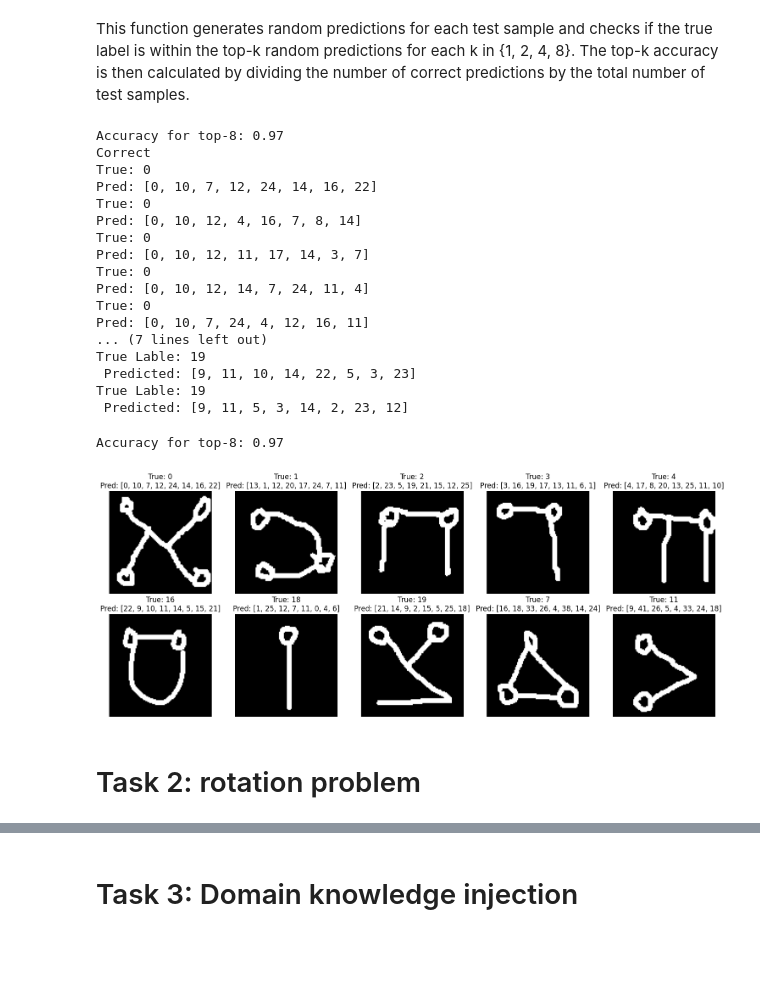
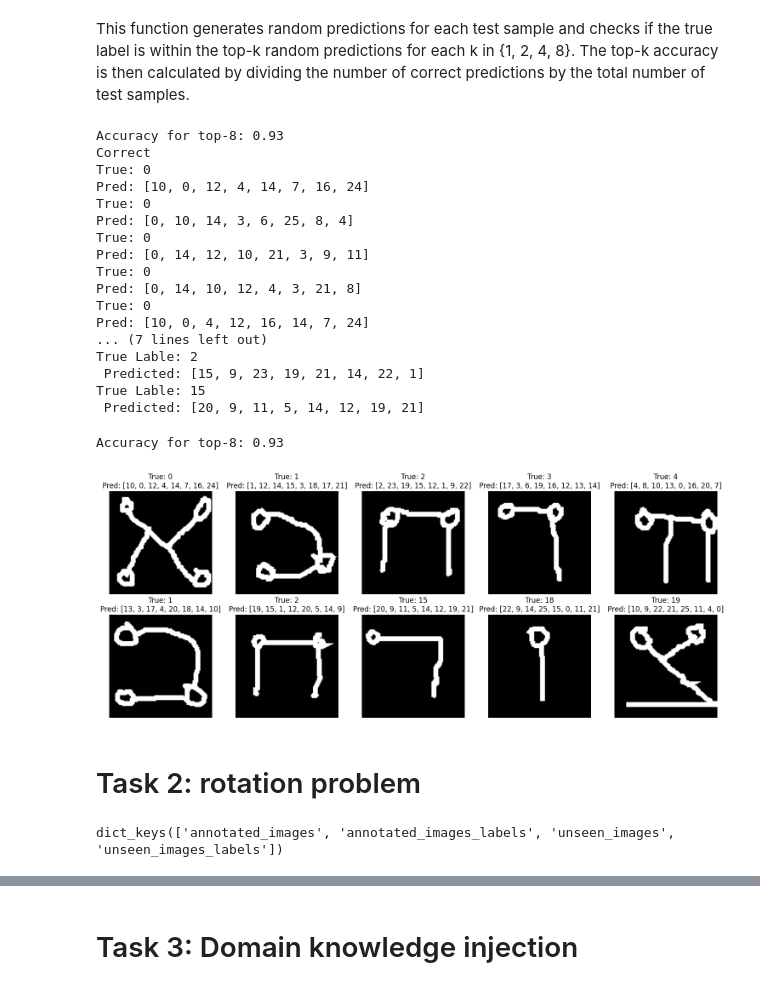
Before and after one commit to DmytroMudragel/CharacterRecognitionDeepLearning, a Jupyter notebook: Assignment_1_Group_[35].ipynb, the cells around one changed output, grey strips where cells are left out. Saved outputs shown, nothing was run; the diff lists cells and outputs as text; code cells hidden in the pictures; blank space fills up the shorter version.

```diff
--- a/Assignment_1_Group_[35].ipynb
+++ b/Assignment_1_Group_[35].ipynb
@@ -32,13 +32,12 @@ def load_data(file):
     :return: dict with data -- keys and values differ for the train data and test data for each task.
      Please see the cells with example code below for explanations and examples of the data structure per data set.
     """
-    # path = '/content/drive/MyDrive/'
-    with open(file, 'rb') as f:
+    path = '/content/drive/MyDrive/'
+    with open(path + file, 'rb') as f:
         data_dict = pickle.load(f)
     return data_dict
 # %%
-file_path = "data_A1_2AMM10/"
-train_data = load_data(file_path + 'train_data.pkl')
+train_data = load_data('train_data.pkl')
 # %% [markdown]
 ## Data Overview
 # %%
@@ -619,7 +519,15 @@ topk = TopK(8)
 # %%
 # load the test data:
-data_task1 = load_data(file_path + 'test_data_task1.pkl')
-print(data_task1.keys())
+
+data_dict_test = load_data('test_data_task1.pkl')
+# keys are 'annotated_images', 'annotated_images_labels', 'unseen_images', 'unseen_images_labels'.
+# These keys correspond to the annotated images with known labels for each test alphabet (the sets A);
+# labels of the images with known labels for each test alphabet;
+# to-be-labeled unseen images for each test alphabet (sets U);
+# and labels of the to-be-labeled unseen images for each alphabet, respectively.
+# For each alphabet, the labels of the unseen images should be predicted by the model.
+# The true labels of the unseen images can only be used to calculate evaluation metrics.
+print(data_dict_test.keys())
 # %% [output]
 dict_keys(['annotated_images', 'annotated_images_labels', 'unseen_images', 'unseen_images_labels'])
 # %%
@@ -827,25 +747,25 @@ def evaluate_and_display_results(test_data, model, k):
          alphabet, character, image_id = true_label // 100, true_label % 100, test_idx
          print(f"True Lable: {true_label}\n Predicted: {predicted_indices}")
 # %%
-evaluate_and_display_results(data_task1, mined_embedding_net, 8)
+evaluate_and_display_results(data_dict_test, mined_embedding_net, 8)
 # %% [output]
-Accuracy for top-8: 0.97
+Accuracy for top-8: 0.93
 Correct
 True: 0
-Pred: [0, 10, 7, 12, 24, 14, 16, 22]
+Pred: [10, 0, 12, 4, 14, 7, 16, 24]
 True: 0
-Pred: [0, 10, 12, 4, 16, 7, 8, 14]
+Pred: [0, 10, 14, 3, 6, 25, 8, 4]
 True: 0
-Pred: [0, 10, 12, 11, 17, 14, 3, 7]
+Pred: [0, 14, 12, 10, 21, 3, 9, 11]
 True: 0
-Pred: [0, 10, 12, 14, 7, 24, 11, 4]
+Pred: [0, 14, 10, 12, 4, 3, 21, 8]
 True: 0
-Pred: [0, 10, 7, 24, 4, 12, 16, 11]
+Pred: [10, 0, 4, 12, 16, 14, 7, 24]
 ... (7 lines left out)
-True Lable: 19
- Predicted: [9, 11, 10, 14, 22, 5, 3, 23]
-True Lable: 19
- Predicted: [9, 11, 5, 3, 14, 2, 23, 12]
+True Lable: 2
+ Predicted: [15, 9, 23, 19, 21, 14, 22, 1]
+True Lable: 15
+ Predicted: [20, 9, 11, 5, 14, 12, 19, 21]
 # %%
 import matplotlib.pyplot as plt
 import numpy as np
@@ -899,36 +819,36 @@ def val_and_collect(test_data, model, alphabet, k=8):
 
 def evaluate_and_display_results(test_data, model, k):
     counts = [0 for _ in range(k)]
     total = 0
     correct_predictions = []
     incorrect_predictions = []
     alphabets = list(test_data['unseen_images'].keys())
 
     for alphabet in alphabets[::-1]:
         alphabet_counts, alphabet_total, _, correct, incorrect = val_and_collect(test_data, model, alphabet, k)
         counts = [sum(x) for x in zip(counts, alphabet_counts)]
         total += alphabet_total
         correct_predictions.extend(correct)
         incorrect_predictions.extend(incorrect)
 
     print(f"Accuracy for top-{k}: {round(counts[k-1] / total, 2)}")
 
     fig, axs = plt.subplots(2, 5, figsize=(15, 6))
     for idx, (true_label, predicted_indices, test_idx) in enumerate(correct_predictions[:5]):
          display_image(test_data['unseen_images'], alphabet, character, test_idx, axs[0, idx], f"True: {true_label}\nPred: {predicted_indices}")
     for idx, (true_label, predicted_indices, test_idx) in enumerate(incorrect_predictions[:5]):
          display_image(test_data['unseen_images'], alphabet, character, test_idx, axs[1, idx], f"True: {true_label}\nPred: {predicted_indices}")
 
     axs[0, 0].set_ylabel('Correct', fontsize=12)
     axs[1, 0].set_ylabel('Incorrect', fontsize=12)
 
     plt.tight_layout()
     plt.show()
 
-evaluate_and_display_results(data_task1, mined_embedding_net, 8)
+evaluate_and_display_results(data_dict_test, mined_embedding_net, 8)
 # %% [output]
-Accuracy for top-8: 0.97
+Accuracy for top-8: 0.93
-[figure, old version]
+[figure, new version]
 # %% [markdown]
 # Task 2: rotation problem
 # %%
@@ -938,5 +858,7 @@ Accuracy for top-8: 0.97
 data_dict_test_task2 = load_data('test_data_task2.pkl')
 # %%
 data_dict_test_task2.keys()
+# %% [output]
+dict_keys(['annotated_images', 'annotated_images_labels', 'unseen_images', 'unseen_images_labels'])
 # %%
 # solution and evaluation of task 2:
```
Also changed, not shown: parts of 17 cells of this notebook.
